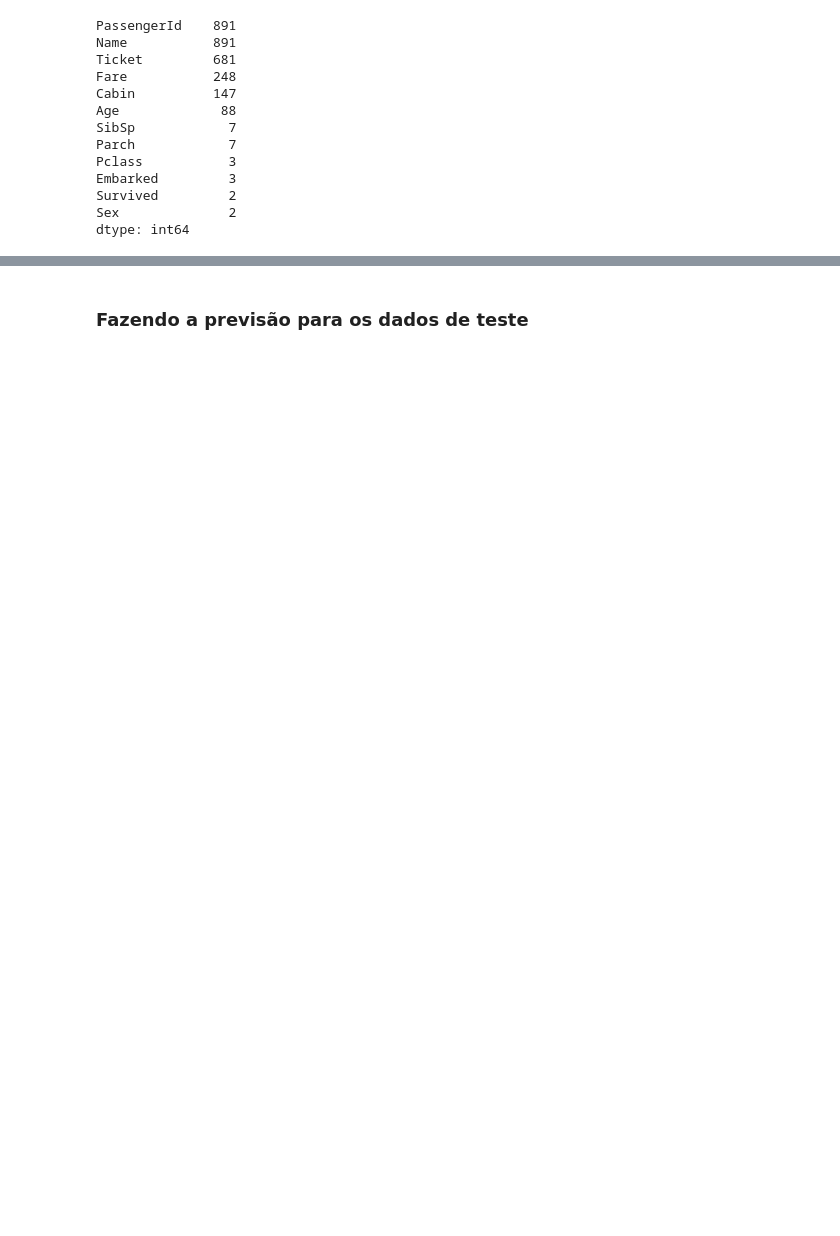
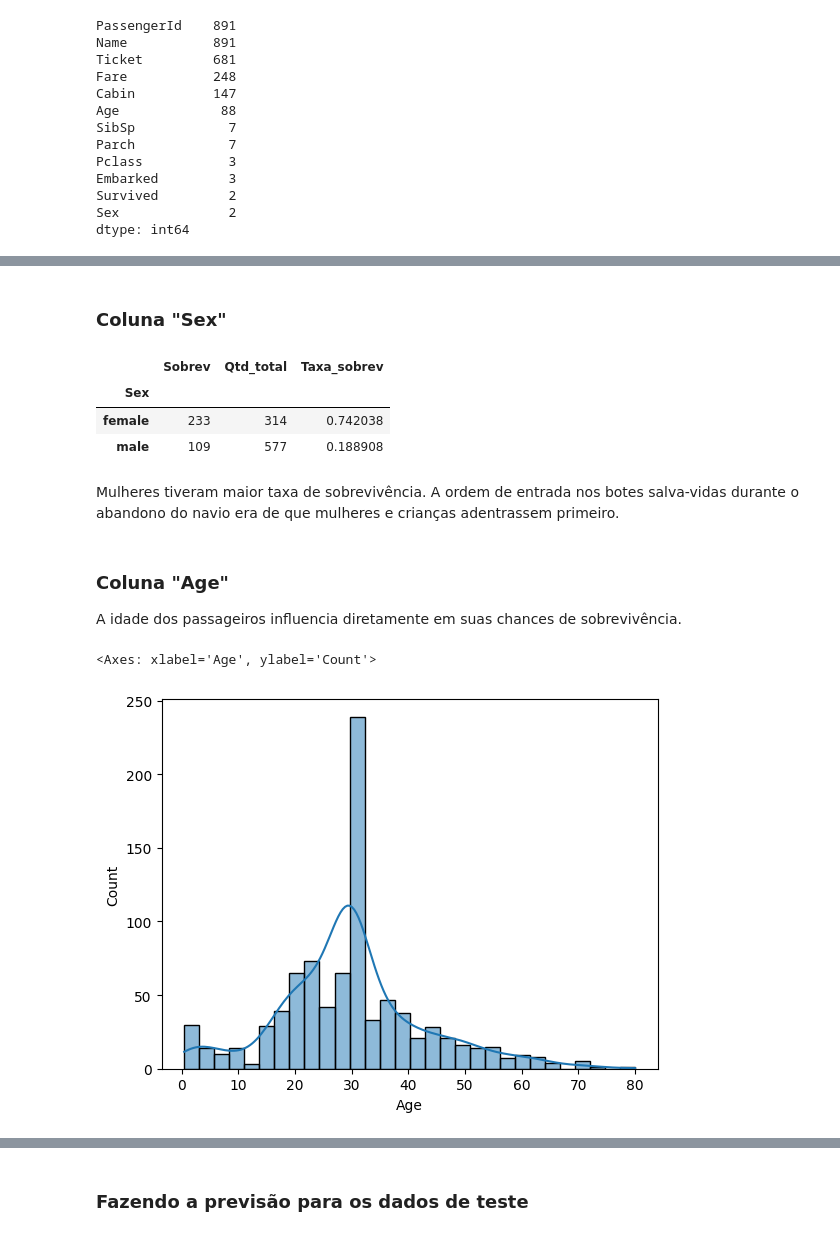
Before and after one commit to davilxn/Titanic---ml, a Jupyter notebook: titanic_sink_v4.ipynb, the cells around one changed output, grey strips where cells are left out. Saved outputs shown, nothing was run; the diff lists cells and outputs as text; code cells hidden in the pictures; blank space fills up the shorter version.

```diff
--- a/titanic_sink_v4.ipynb
+++ b/titanic_sink_v4.ipynb
@@ -483,0 +190,15 @@ cm.score(x_validacao, y_validacao)
+# %%
+# Treino
+family_treino = treino.SibSp + treino.Parch
+treino["Family"] = family_treino
+
+# Teste
+family_teste = teste.SibSp + teste.Parch
+teste["Family"] = family_teste
+
+family_data = {"Sobrev": treino.groupby("Family")["Survived"].sum(),
+          "Qtd_total": treino.groupby("Family")["Survived"].count(),
+          "Taxa_sobrev": treino.groupby("Family")["Survived"].mean()}
+
+family_df = pd.DataFrame(data=family_data)
+family_df
@@ -483,0 +219,51 @@ cm.score(x_validacao, y_validacao)
+# %%
+# Tratamento da coluna "Family"
+
+# Função condicional
+def membros(x):
+    if x == 0 or x > 3:
+        return 0
+    else:
+        return 1
+
+# Aplicando a função condicional
+treino["Family"] = treino["Family"].apply(membros)
+teste["Family"] = teste["Family"].apply(membros)
+# %% [markdown]
+### Coluna "Sex"
+# %%
+sex_data = {"Sobrev": treino.groupby("Sex")["Survived"].sum(),
+            "Qtd_total": treino.groupby("Sex")["Survived"].count(),
+            "Taxa_sobrev": treino.groupby("Sex")["Survived"].mean()}
+
+df_sex = pd.DataFrame(data=sex_data)
+df_sex
+# %% [output]
+|  | Sobrev | Qtd_total | Taxa_sobrev |
+| Sex |  |  |  |
+| female | 233 | 314 | 0.742038 |
+| male | 109 | 577 | 0.188908 |
+# %% [markdown]
+Mulheres tiveram maior taxa de sobrevivência. A ordem de entrada nos botes salva-vidas durante o abandono do navio era de que mulheres e crianças adentrassem primeiro.
+# %%
+# Tratamento da coluna "Sex"
+
+# Função condicional
+def sexo(x):
+    if x == "male":
+        return 0
+    else:
+        return 1
+
+# Aplicando a função condicional
+treino["Sex"] = treino["Sex"].apply(sexo)
+teste["Sex"] = teste["Sex"].apply(sexo)
+# %% [markdown]
+### Coluna "Age"
+
+A idade dos passageiros influencia diretamente em suas chances de sobrevivência.
+# %%
+sns.histplot(treino.Age, kde=True)
+# %% [output]
+<Axes: xlabel='Age', ylabel='Count'>
+[figure, added]
```
Also changed, not shown: parts of 119 cells of this notebook, 5 other files.
